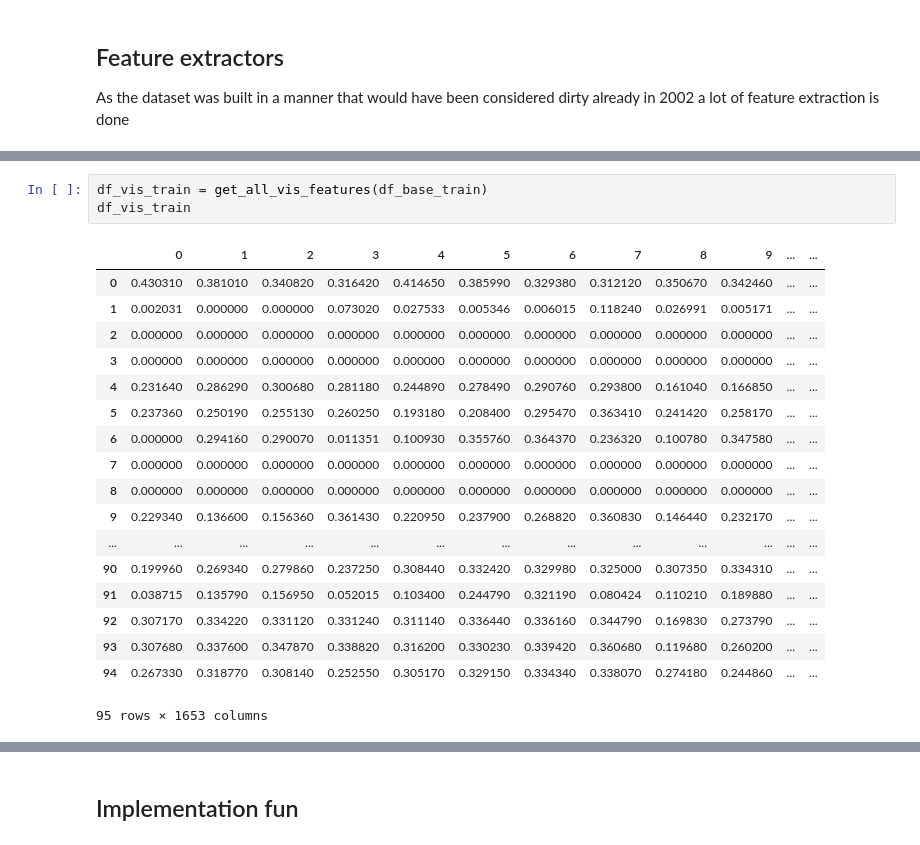
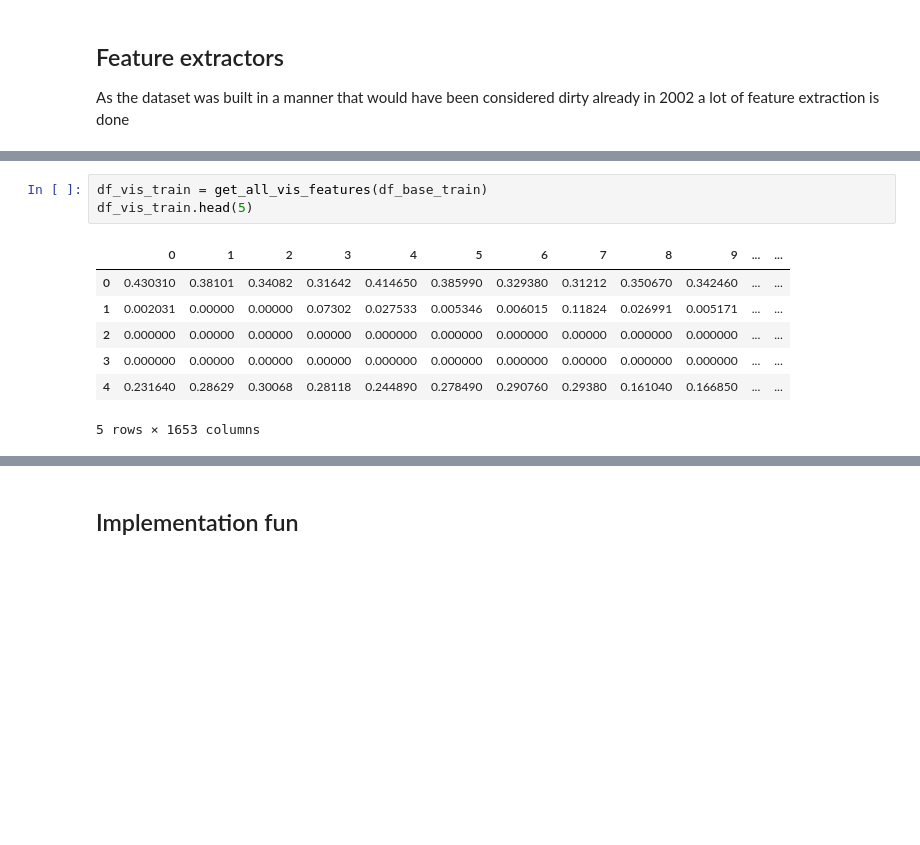
Before and after one commit to freecraver/tud_mmc_eval, a Jupyter notebook: TUD-MMC_mathias.ipynb, the cells around one changed output, grey strips where cells are left out. Saved outputs shown, nothing was run; the diff lists cells and outputs as text; blank space fills up the shorter version.

```diff
--- a/TUD-MMC_mathias.ipynb
+++ b/TUD-MMC_mathias.ipynb
@@ -188,23 +216,12 @@ df_txt_train.head()
 5 rows × 3284 columns
 # %%
 df_vis_train = get_all_vis_features(df_base_train)
-df_vis_train
+df_vis_train.head(5)
 # %% [output]
 |  | 0 | 1 | 2 | 3 | 4 | 5 | 6 | 7 | 8 | 9 | ... | ... |
-| 0 | 0.430310 | 0.381010 | 0.340820 | 0.316420 | 0.414650 | 0.385990 | 0.329380 | 0.312120 | 0.350670 | 0.342460 | ... | ... |
-| 1 | 0.002031 | 0.000000 | 0.000000 | 0.073020 | 0.027533 | 0.005346 | 0.006015 | 0.118240 | 0.026991 | 0.005171 | ... | ... |
-| 2 | 0.000000 | 0.000000 | 0.000000 | 0.000000 | 0.000000 | 0.000000 | 0.000000 | 0.000000 | 0.000000 | 0.000000 | ... | ... |
-| 3 | 0.000000 | 0.000000 | 0.000000 | 0.000000 | 0.000000 | 0.000000 | 0.000000 | 0.000000 | 0.000000 | 0.000000 | ... | ... |
-| 4 | 0.231640 | 0.286290 | 0.300680 | 0.281180 | 0.244890 | 0.278490 | 0.290760 | 0.293800 | 0.161040 | 0.166850 | ... | ... |
-| 5 | 0.237360 | 0.250190 | 0.255130 | 0.260250 | 0.193180 | 0.208400 | 0.295470 | 0.363410 | 0.241420 | 0.258170 | ... | ... |
-| 6 | 0.000000 | 0.294160 | 0.290070 | 0.011351 | 0.100930 | 0.355760 | 0.364370 | 0.236320 | 0.100780 | 0.347580 | ... | ... |
-| 7 | 0.000000 | 0.000000 | 0.000000 | 0.000000 | 0.000000 | 0.000000 | 0.000000 | 0.000000 | 0.000000 | 0.000000 | ... | ... |
-| 8 | 0.000000 | 0.000000 | 0.000000 | 0.000000 | 0.000000 | 0.000000 | 0.000000 | 0.000000 | 0.000000 | 0.000000 | ... | ... |
-| 9 | 0.229340 | 0.136600 | 0.156360 | 0.361430 | 0.220950 | 0.237900 | 0.268820 | 0.360830 | 0.146440 | 0.232170 | ... | ... |
-| ... | ... | ... | ... | ... | ... | ... | ... | ... | ... | ... | ... | ... |
-| 90 | 0.199960 | 0.269340 | 0.279860 | 0.237250 | 0.308440 | 0.332420 | 0.329980 | 0.325000 | 0.307350 | 0.334310 | ... | ... |
-| 91 | 0.038715 | 0.135790 | 0.156950 | 0.052015 | 0.103400 | 0.244790 | 0.321190 | 0.080424 | 0.110210 | 0.189880 | ... | ... |
-| 92 | 0.307170 | 0.334220 | 0.331120 | 0.331240 | 0.311140 | 0.336440 | 0.336160 | 0.344790 | 0.169830 | 0.273790 | ... | ... |
-| 93 | 0.307680 | 0.337600 | 0.347870 | 0.338820 | 0.316200 | 0.330230 | 0.339420 | 0.360680 | 0.119680 | 0.260200 | ... | ... |
-| 94 | 0.267330 | 0.318770 | 0.308140 | 0.252550 | 0.305170 | 0.329150 | 0.334340 | 0.338070 | 0.274180 | 0.244860 | ... | ... |
+| 0 | 0.430310 | 0.38101 | 0.34082 | 0.31642 | 0.414650 | 0.385990 | 0.329380 | 0.31212 | 0.350670 | 0.342460 | ... | ... |
+| 1 | 0.002031 | 0.00000 | 0.00000 | 0.07302 | 0.027533 | 0.005346 | 0.006015 | 0.11824 | 0.026991 | 0.005171 | ... | ... |
+| 2 | 0.000000 | 0.00000 | 0.00000 | 0.00000 | 0.000000 | 0.000000 | 0.000000 | 0.00000 | 0.000000 | 0.000000 | ... | ... |
+| 3 | 0.000000 | 0.00000 | 0.00000 | 0.00000 | 0.000000 | 0.000000 | 0.000000 | 0.00000 | 0.000000 | 0.000000 | ... | ... |
+| 4 | 0.231640 | 0.28629 | 0.30068 | 0.28118 | 0.244890 | 0.278490 | 0.290760 | 0.29380 | 0.161040 | 0.166850 | ... | ... |
-95 rows × 1653 columns
+5 rows × 1653 columns
```
Also changed, not shown: parts of 8 cells of this notebook.
